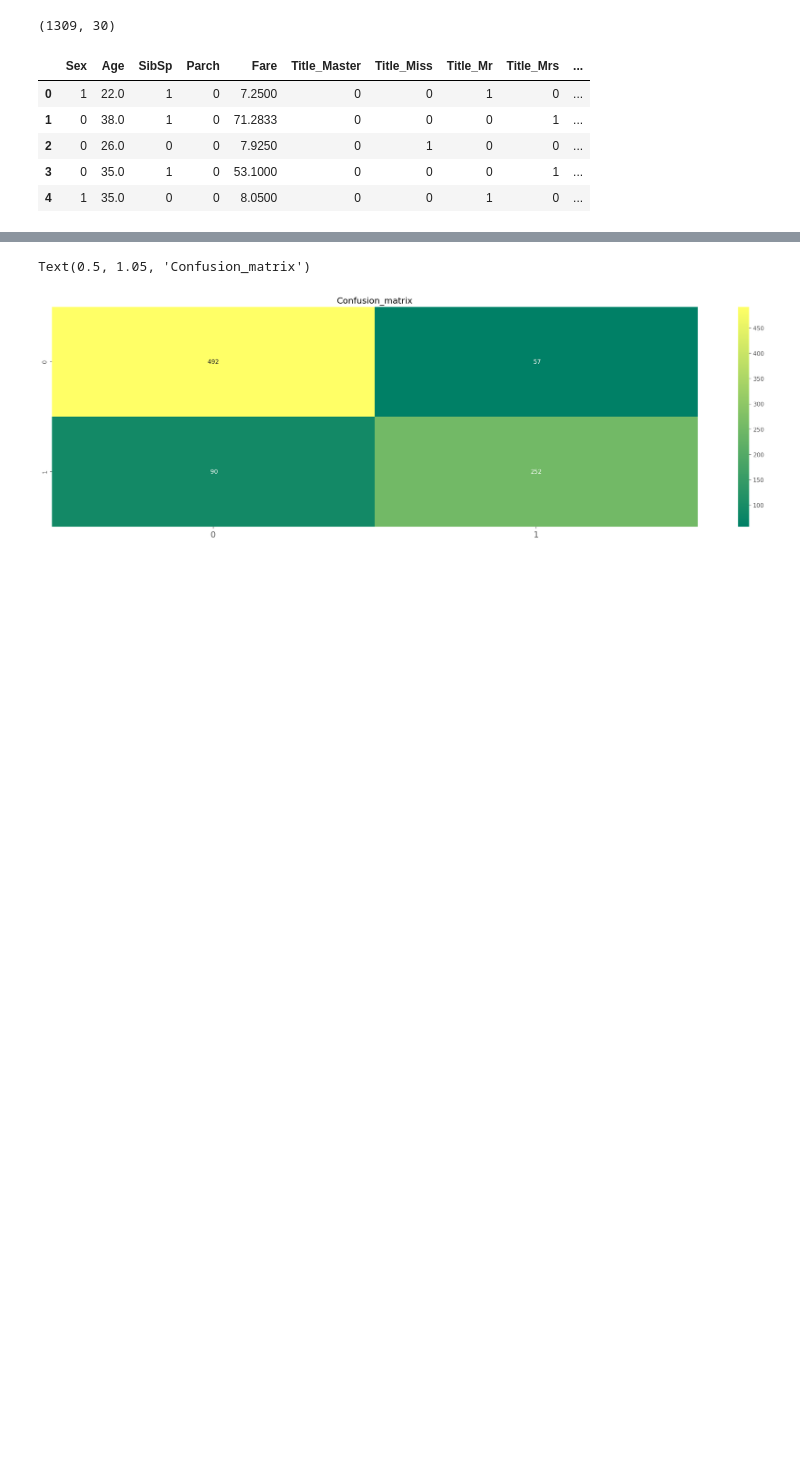
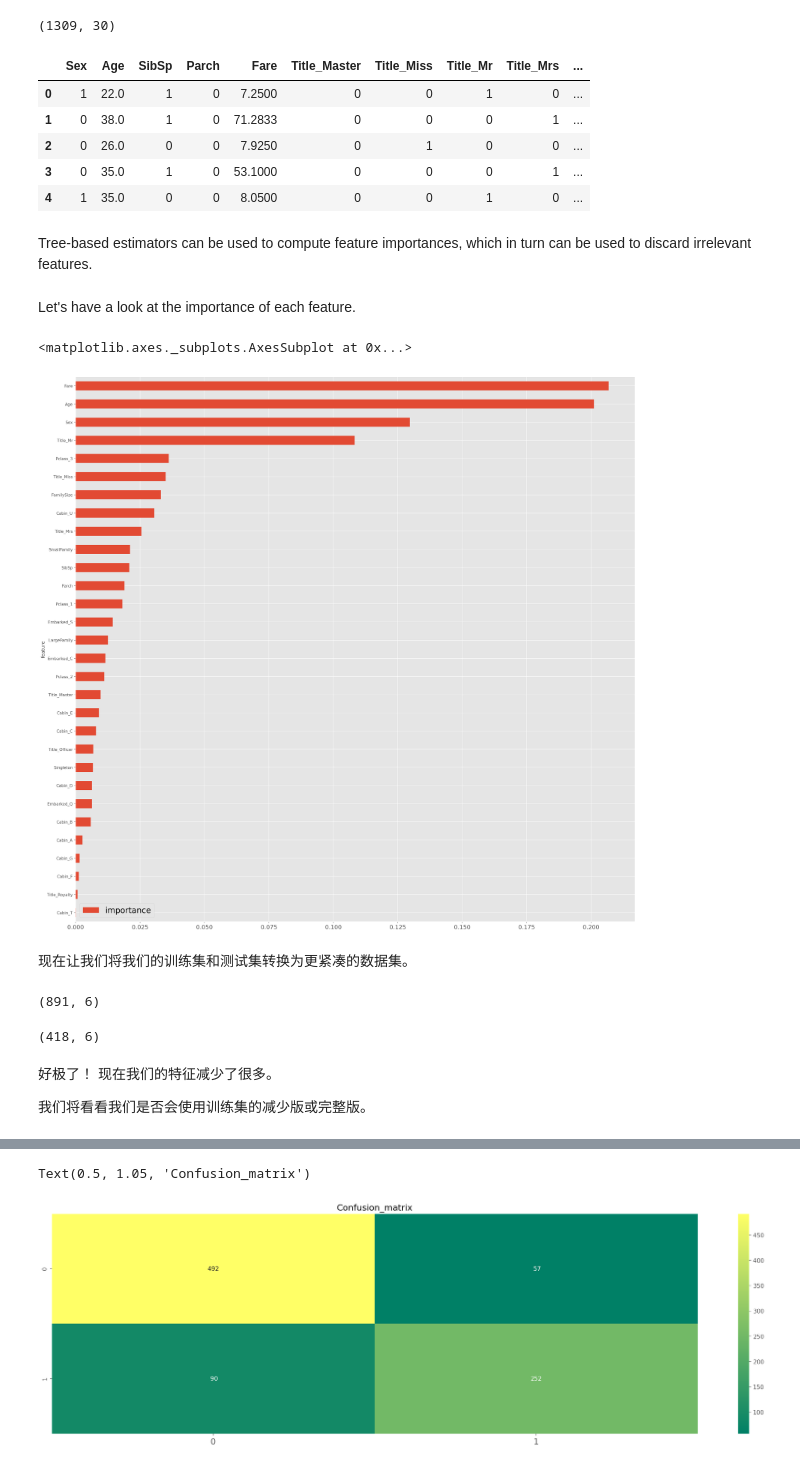
Before and after one commit to kuozheng10/FLASK_HEROKU, a Jupyter notebook: ML_titanic_2.ipynb, the cells around one changed output, grey strips where cells are left out. Saved outputs shown, nothing was run; the diff lists cells and outputs as text; code cells hidden in the pictures; blank space fills up the shorter version.

```diff
--- a/ML_titanic_2.ipynb
+++ b/ML_titanic_2.ipynb
@@ -453,4 +453,39 @@ def recover_train_test_target():
     return train, test, targets
 # %%
 train, test, targets = recover_train_test_target()
+# %% [markdown]
+Tree-based estimators can be used to compute feature importances, which in turn can be used to discard irrelevant features.
+# %%
+clf = RandomForestClassifier(n_estimators=50, max_features='sqrt')
+clf = clf.fit(train, targets)
+# %% [markdown]
+ Let's have a look at the importance of each feature.
+# %%
+features = pd.DataFrame()
+features['feature'] = train.columns
+features['importance'] = clf.feature_importances_
+features.sort_values(by=['importance'], ascending=True, inplace=True)
+features.set_index('feature', inplace=True)
+# %%
+features.plot(kind='barh', figsize=(25, 25))
+# %% [output]
+<matplotlib.axes._subplots.AxesSubplot at 0x...>
+[figure, added]
+# %% [markdown]
+现在让我们将我们的训练集和测试集转换为更紧凑的数据集。
+# %%
+model = SelectFromModel(clf, prefit=True)
+train_reduced = model.transform(train)
+print (train_reduced.shape)
+# %% [output]
+(891, 6)
+# %%
+test_reduced = model.transform(test)
+print (test_reduced.shape)
+# %% [output]
+(418, 6)
+# %% [markdown]
+好极了！ 现在我们的特征减少了很多。
+
+我们将看看我们是否会使用训练集的减少版或完整版。
 # %%
```
Also changed, not shown: parts of 8 cells of this notebook.
